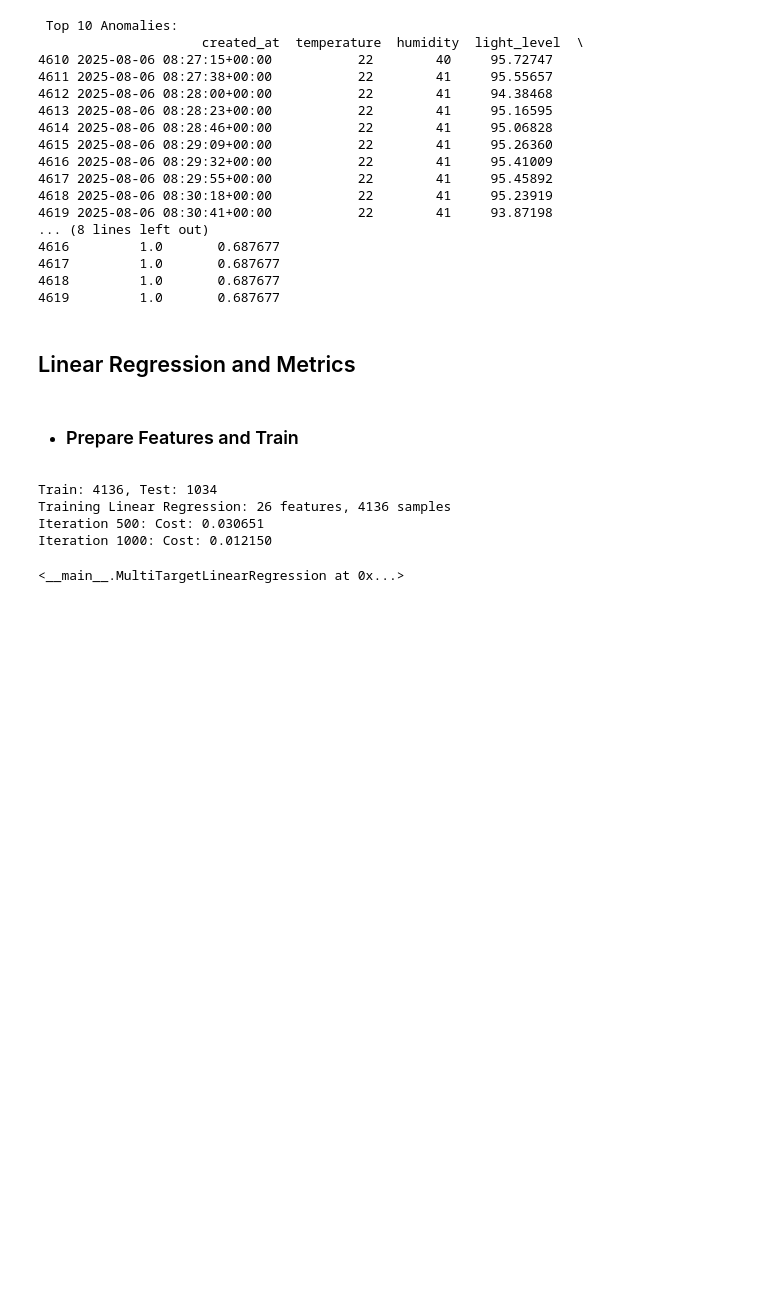
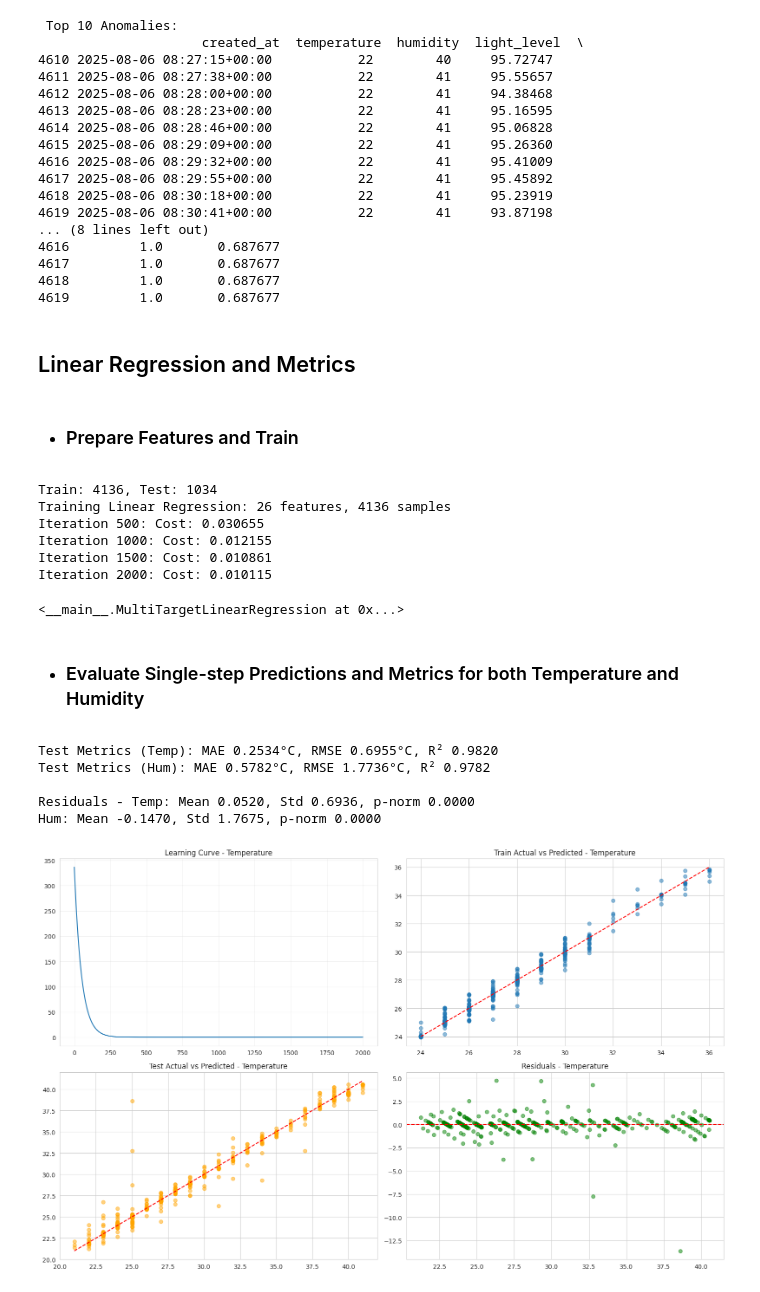
Before and after one commit to EmperorOlashinbo/environment_monitor, a Jupyter notebook: project.ipynb, the cells around one changed output. Cells and saved outputs as stored; diff of their text form; code cells hidden in the pictures; blank space fills up the shorter version.

Commit message:
Completely Implemented Single-steps to predict both temperature and humidity.

```diff
--- a/project.ipynb
+++ b/project.ipynb
@@ -287,7 +287,7 @@ def calculate_metrics(y_true, y_pred):
     ss_total = np.sum((y_true - np.mean(y_true)) ** 2)
     ss_residual = np.sum((y_true - y_pred) ** 2)
     r2 = 1 - (ss_residual / ss_total) if ss_total != 0 else 0
-    return {"MAE": mae, "RMSE": rmse, "R2": r2}
+    return {"MAE": mae, "RMSE": rmse, "R²": r2}
 
 class linearRegression:
     def __init__(self, learning_rate=0.01, n_iterations=1000, regularization=0.01):
@@ -386,11 +386,59 @@ X_test_multi_scaled = scaler_X_multi.transform(X_test_multi)
 
 print(f"Train: {len(X_train_multi)}, Test: {len(X_test_multi)}")
 
-multi_model = MultiTargetLinearRegression()
+multi_model = MultiTargetLinearRegression(learning_rate=0.01, n_iterations=2000, regularization=0.1)
 multi_model.fit(X_train_multi_scaled, y_train_temp, y_train_hum)
 # %% [output]
 Train: 4136, Test: 1034
 Training Linear Regression: 26 features, 4136 samples
-Iteration 500: Cost: 0.030651
-Iteration 1000: Cost: 0.012150
+Iteration 500: Cost: 0.030655
+Iteration 1000: Cost: 0.012155
+Iteration 1500: Cost: 0.010861
+Iteration 2000: Cost: 0.010115
 <__main__.MultiTargetLinearRegression at 0x...>
+# %% [markdown]
+- ### Evaluate Single-step Predictions and Metrics for both Temperature and Humidity
+# %%
+from scipy import stats
+
+y_test_pred = multi_model.predict(X_test_multi_scaled)
+y_test_pred_temp, y_test_pred_hum = y_test_pred.T
+
+temp_metrics = calculate_metrics(y_test_temp, y_test_pred_temp)
+hum_metrics = calculate_metrics(y_test_hum, y_test_pred_hum)
+
+print("Test Metrics (Temp): MAE {:.4f}°C, RMSE {:.4f}°C, R² {:.4f}".format(*[temp_metrics[k] for k in ['MAE', 'RMSE', 'R²']]))
+print("Test Metrics (Hum): MAE {:.4f}°C, RMSE {:.4f}°C, R² {:.4f}".format(*[hum_metrics[k] for k in ['MAE', 'RMSE', 'R²']]))
+
+temp_residuals = y_test_temp - y_test_pred_temp
+hum_residuals = y_test_hum - y_test_pred_hum
+print(f"\nResiduals - Temp: Mean {np.mean(temp_residuals):.4f}, Std {np.std(temp_residuals):.4f}, p-norm {stats.normaltest(temp_residuals)[1]:.4f}")
+print(f"Hum: Mean {np.mean(hum_residuals):.4f}, Std {np.std(hum_residuals):.4f}, p-norm {stats.normaltest(hum_residuals)[1]:.4f}")
+
+fig, axes = plt.subplots(2, 2, figsize=(16, 10))
+axes[0, 0].plot(multi_model.lr_temp.cost_history)
+axes[0, 0].set_title('Learning Curve - Temperature')
+axes[0, 0].grid(True, alpha=0.3)
+
+y_train_pred_temp = multi_model.lr_temp.predict(X_train_multi_scaled)
+axes[0, 1].scatter(y_train_temp, y_train_pred_temp, alpha=0.5)
+axes[0, 1].plot([y_train_temp.min(), y_train_temp.max()], [y_train_temp.min(), y_train_temp.max()], 'r--')
+axes[0, 1].set_title('Train Actual vs Predicted - Temperature')
+
+axes[1, 0].scatter(y_test_temp, y_test_pred_temp, alpha=0.5, c='orange')
+axes[1, 0].plot([y_test_temp.min(), y_test_temp.max()], [y_test_temp.min(), y_test_temp.max()], 'r--')
+axes[1, 0].set_title('Test Actual vs Predicted - Temperature')
+
+residuals = y_test_temp - y_test_pred_temp
+axes[1, 1].scatter(y_test_pred_temp, residuals, alpha=0.5, c='green')
+axes[1, 1].axhline(0, color='red', linestyle='--')
+axes[1, 1].set_title('Residuals - Temperature')
+plt.tight_layout()
+plt.show()
+# %% [output]
+Test Metrics (Temp): MAE 0.2534°C, RMSE 0.6955°C, R² 0.9820
+Test Metrics (Hum): MAE 0.5782°C, RMSE 1.7736°C, R² 0.9782
+
+Residuals - Temp: Mean 0.0520, Std 0.6936, p-norm 0.0000
+Hum: Mean -0.1470, Std 1.7675, p-norm 0.0000
+[figure, added]
```
